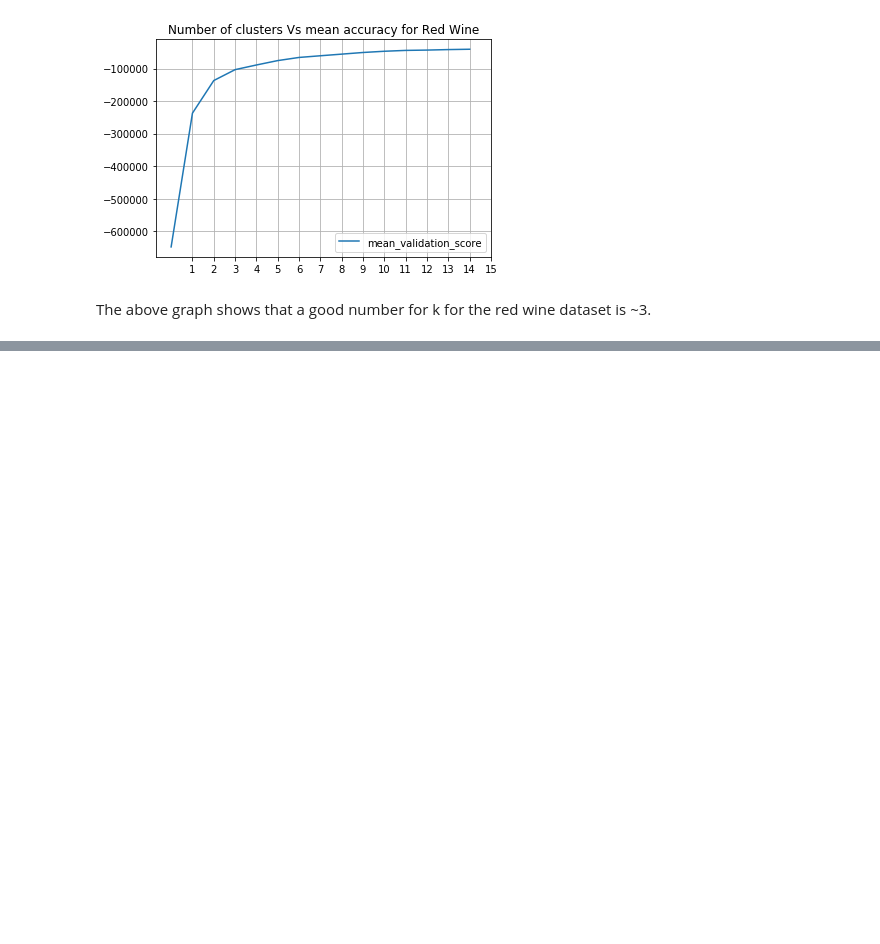
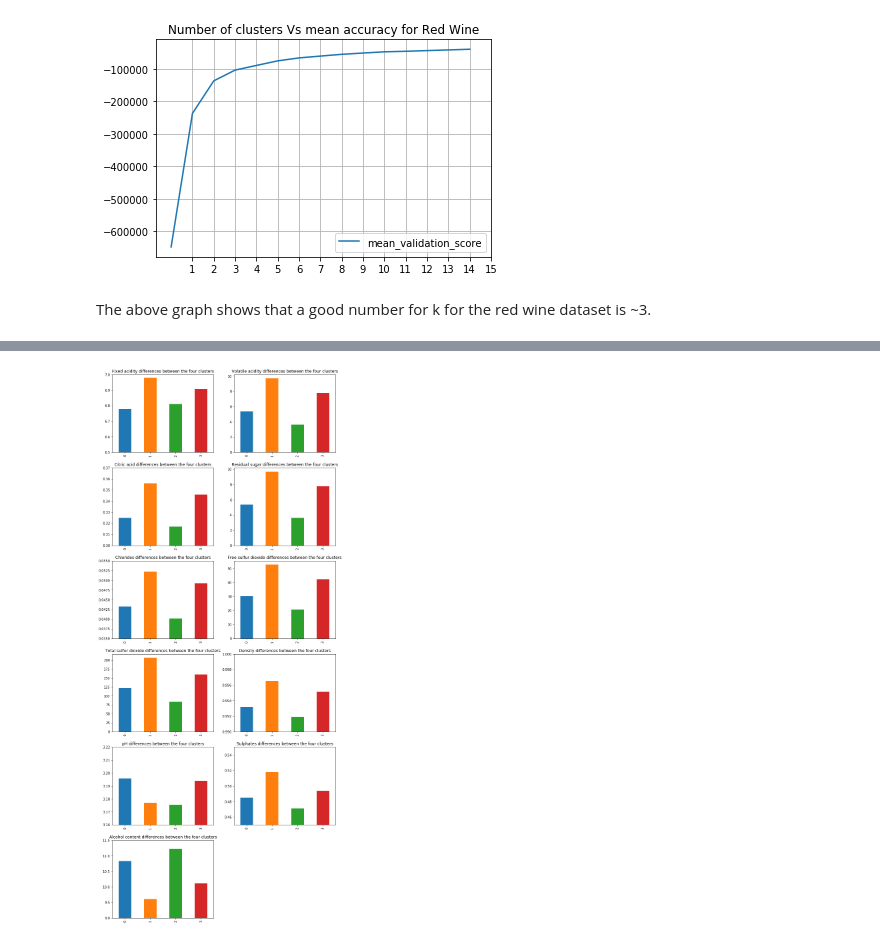
Before and after one commit to chorhatarahuduketuri/How-to-pick-better-wine, a Jupyter notebook: code/Question 3.ipynb, the cells around one changed output, grey strips where cells are left out. Saved outputs shown, nothing was run; the diff lists cells and outputs as text; code cells hidden in the pictures; blank space fills up the shorter version.

```diff
--- a/code/Question 3.ipynb
+++ b/code/Question 3.ipynb
@@ -136,0 +238,6 @@ axarr1[5][1].axis('off')
+# %%
+white_kmeans = KMeans(n_clusters=4)
+white_kmeans.fit(white_wine_data)
+print(white_kmeans.score(white_wine_data))
+white_cluster_centres = pd.DataFrame(data=white_kmeans.cluster_centers_, columns=white_wine_feature_names)
+white_cluster_centres
@@ -136,0 +251,59 @@ axarr1[5][1].axis('off')
+# %%
+fig2, axarr2 = plt.subplots(6, 2, figsize=(12,30))
+
+fixed_acidity_bar = white_cluster_centres['fixed acidity'].plot.bar(
+    title='Fixed acidity differences between the four clusters',
+    ylim=(6.5,7),
+    ax=axarr2[0][0])
+
+volatile_acidity_bar = white_cluster_centres['residual sugar'].plot.bar(
+    title='Volatile acidity differences between the four clusters',
+    ax=axarr2[0][1])
+
+citric_acid_bar = white_cluster_centres['citric acid'].plot.bar(
+    title='Citric acid differences between the four clusters',
+    ylim=(0.3,0.37),
+    ax=axarr2[1][0])
+
+residual_sugar_bar = white_cluster_centres['residual sugar'].plot.bar(
+    title='Residual sugar differences between the four clusters',
+    ax=axarr2[1][1])
+
+chlorides_bar = white_cluster_centres['chlorides'].plot.bar(
+    title='Chlorides differences between the four clusters',
+    ylim=(0.035,0.055),
+    ax=axarr2[2][0])
+
+free_sulfur_dioxide_bar = white_cluster_centres['free sulfur dioxide'].plot.bar(
+    title='Free sulfur dioxide differences between the four clusters',
+    ax=axarr2[2][1])
+
+total_sulful_dioxide_bar = white_cluster_centres['total sulfur dioxide'].plot.bar(
+    title='Total sulfur dioxide differences between the four clusters',
+    ax=axarr2[3][0])
+
+density_bar = white_cluster_centres['density'].plot.bar(
+    title='Density differences between the four clusters',
+    ylim=(0.99,1),
+    ax=axarr2[3][1])
+
+pH_bar = white_cluster_centres['pH'].plot.bar(
+    title='pH differences between the four clusters',
+    ylim=(3.16,3.22),
+    ax=axarr2[4][0])
+
+sulphates_bar = white_cluster_centres['sulphates'].plot.bar(
+    title='Sulphates differences between the four clusters',
+    ylim=(0.45,0.55),
+    ax=axarr2[4][1])
+
+alcohol_bar = white_cluster_centres['alcohol'].plot.bar(
+    title='Alcohol content differences between the four clusters',
+    ylim=(9,11.5),
+    ax=axarr2[5][0])
+
+axarr2[5][1].axis('off')
+
+fig2.savefig('white_kMeans_centroid_coordinate_bar_graphs.png')
+# %% [output]
+[figure, added]
```
Also changed, not shown: parts of 18 cells of this notebook.
